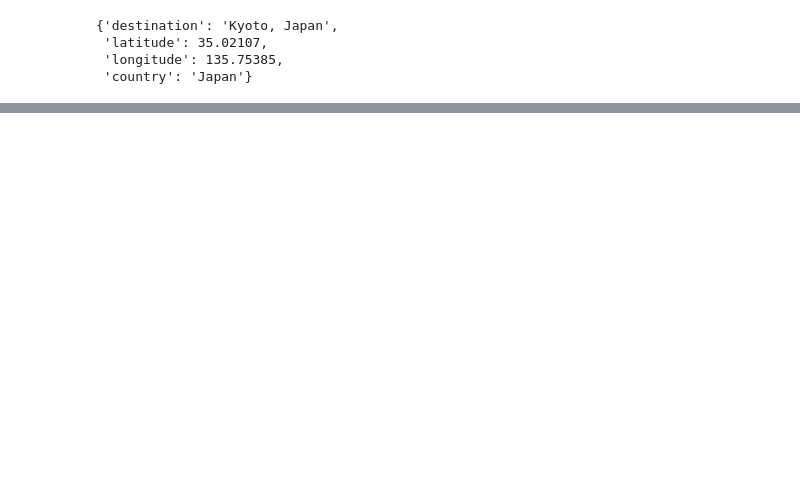
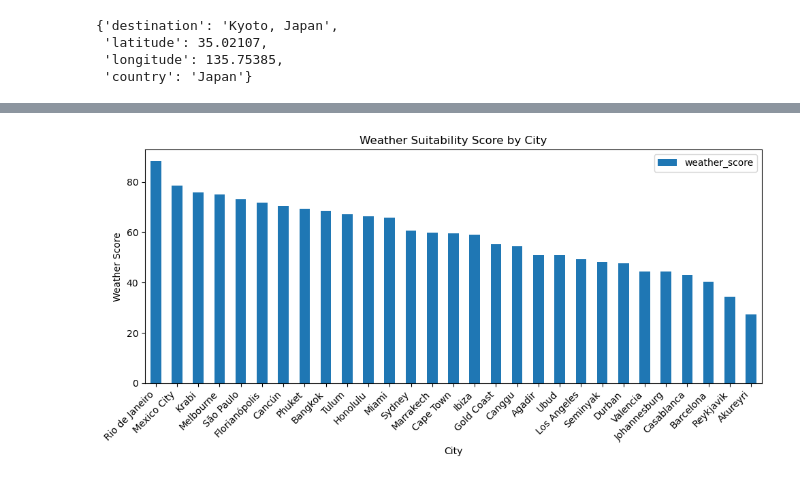
Before and after one commit to sunilramjali/holiday_planner, a Jupyter notebook: weather_analysis.ipynb, the cells around one changed output, grey strips where cells are left out. Saved outputs shown, nothing was run; the diff lists cells and outputs as text; code cells hidden in the pictures; blank space fills up the shorter version.

```diff
--- a/weather_analysis.ipynb
+++ b/weather_analysis.ipynb
@@ -180,0 +232,32 @@ This provides a first comparison of weather suitability across the selected holi
+# %%
+df_weather["weather_score"] = (
+    df_weather["temp_score"] * 0.4 +
+    df_weather["cloud_score"] * 0.2 +
+    df_weather["wind_score"] * 0.2 +
+    df_weather["humidity_score"] * 0.2)
+# %%
+df_weather["weather_score"] = (df_weather["weather_score"] * 100).round(2)
+# %%
+def label_weather(score):
+    if score >= 75:
+        return "Excellent"
+    elif score >= 60:
+        return "Good"
+    elif score >= 45:
+        return "Average"
+    else:
+        return "Less Suitable"
+
+df_weather["weather_rating"] = df_weather["weather_score"].apply(label_weather)
+# %%
+df_weather = df_weather.sort_values(by="weather_score", ascending=False)
+df_weather[[
+    "city",
+    "country",
+    "avg_max_temp_7_days",
+    "current_humidity",
+    "current_cloudiness",
+    "current_wind_speed",
+    "weather_score",
+    "weather_rating"
+]]
@@ -180,0 +282,15 @@ This provides a first comparison of weather suitability across the selected holi
+# %%
+df_weather.sort_values("weather_score", ascending=False).plot(
+    x="city",
+    y="weather_score",
+    kind="bar",
+    figsize=(10, 5))
+
+plt.title("Weather Suitability Score by City")
+plt.xlabel("City")
+plt.ylabel("Weather Score")
+plt.xticks(rotation=45, ha="right")
+plt.tight_layout()
+plt.show()
+# %% [output]
+[figure, added]
```
Also changed, not shown: parts of 17 cells of this notebook, 1 other file.
